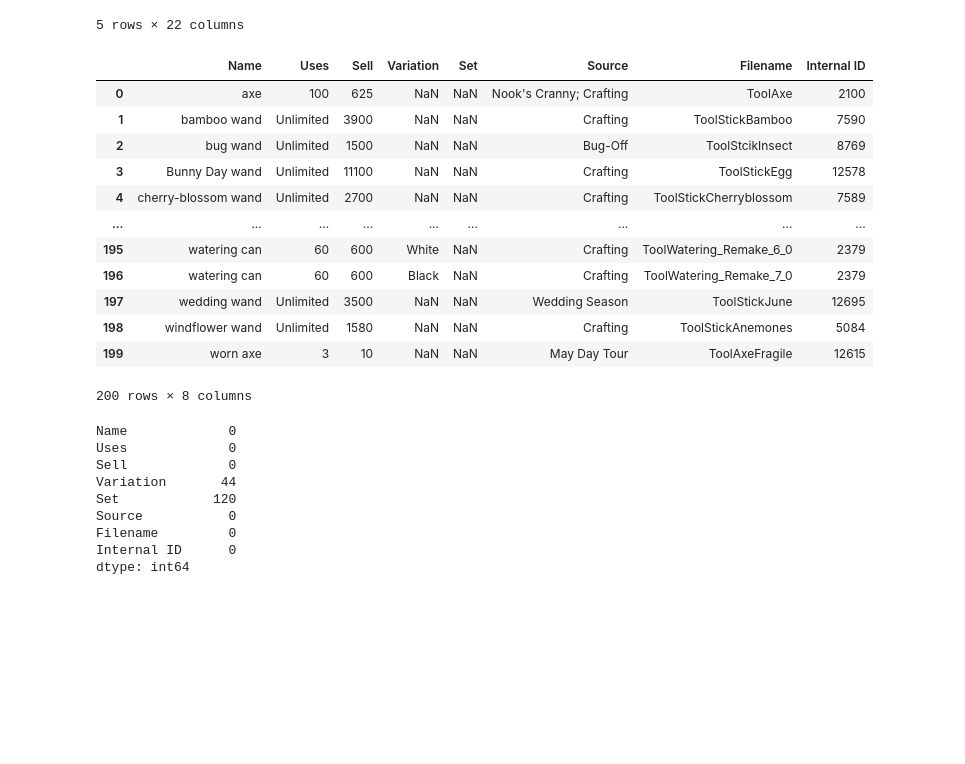
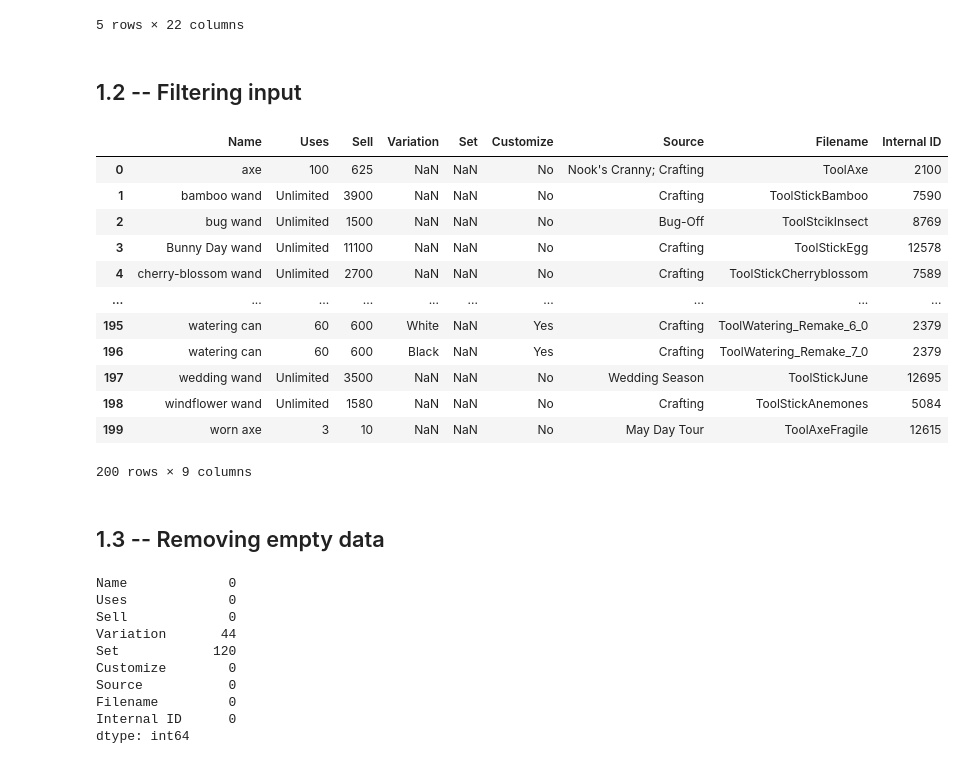
Before and after one commit to OnishchenkoDaria/data-processing-labs, a Jupyter notebook: sample.ipynb, the cells around one changed output. Cells and saved outputs as stored; diff of their text form; code cells hidden in the pictures; blank space fills up the shorter version.

```diff
--- a/sample.ipynb
+++ b/sample.ipynb
@@ -28,23 +32,27 @@ df.head(5)
 | 3 | Bunny Day wand | NaN | NaN | Yes | No | NaN | Unlimited | 1 | NFS | 11100 | ... |
 | 4 | cherry-blossom wand | NaN | NaN | Yes | No | NaN | Unlimited | 1 | NFS | 2700 | ... |
 5 rows × 22 columns
+# %% [markdown]
+## 1.2 -- Filtering input
 # %%
-df = df[['Name', 'Uses', 'Sell', 'Variation', 'Set','Source', 'Filename', 'Internal ID']]
+df = df[['Name', 'Uses', 'Sell', 'Variation', 'Set', 'Customize', 'Source', 'Filename', 'Internal ID']]
 df
 # %% [output]
-|  | Name | Uses | Sell | Variation | Set | Source | Filename | Internal ID |
-| 0 | axe | 100 | 625 | NaN | NaN | Nook's Cranny; Crafting | ToolAxe | 2100 |
-| 1 | bamboo wand | Unlimited | 3900 | NaN | NaN | Crafting | ToolStickBamboo | 7590 |
-| 2 | bug wand | Unlimited | 1500 | NaN | NaN | Bug-Off | ToolStcikInsect | 8769 |
-| 3 | Bunny Day wand | Unlimited | 11100 | NaN | NaN | Crafting | ToolStickEgg | 12578 |
-| 4 | cherry-blossom wand | Unlimited | 2700 | NaN | NaN | Crafting | ToolStickCherryblossom | 7589 |
-| ... | ... | ... | ... | ... | ... | ... | ... | ... |
-| 195 | watering can | 60 | 600 | White | NaN | Crafting | ToolWatering_Remake_6_0 | 2379 |
-| 196 | watering can | 60 | 600 | Black | NaN | Crafting | ToolWatering_Remake_7_0 | 2379 |
-| 197 | wedding wand | Unlimited | 3500 | NaN | NaN | Wedding Season | ToolStickJune | 12695 |
-| 198 | windflower wand | Unlimited | 1580 | NaN | NaN | Crafting | ToolStickAnemones | 5084 |
-| 199 | worn axe | 3 | 10 | NaN | NaN | May Day Tour | ToolAxeFragile | 12615 |
+|  | Name | Uses | Sell | Variation | Set | Customize | Source | Filename | Internal ID |
+| 0 | axe | 100 | 625 | NaN | NaN | No | Nook's Cranny; Crafting | ToolAxe | 2100 |
+| 1 | bamboo wand | Unlimited | 3900 | NaN | NaN | No | Crafting | ToolStickBamboo | 7590 |
+| 2 | bug wand | Unlimited | 1500 | NaN | NaN | No | Bug-Off | ToolStcikInsect | 8769 |
+| 3 | Bunny Day wand | Unlimited | 11100 | NaN | NaN | No | Crafting | ToolStickEgg | 12578 |
+| 4 | cherry-blossom wand | Unlimited | 2700 | NaN | NaN | No | Crafting | ToolStickCherryblossom | 7589 |
+| ... | ... | ... | ... | ... | ... | ... | ... | ... | ... |
+| 195 | watering can | 60 | 600 | White | NaN | Yes | Crafting | ToolWatering_Remake_6_0 | 2379 |
+| 196 | watering can | 60 | 600 | Black | NaN | Yes | Crafting | ToolWatering_Remake_7_0 | 2379 |
+| 197 | wedding wand | Unlimited | 3500 | NaN | NaN | No | Wedding Season | ToolStickJune | 12695 |
+| 198 | windflower wand | Unlimited | 1580 | NaN | NaN | No | Crafting | ToolStickAnemones | 5084 |
+| 199 | worn axe | 3 | 10 | NaN | NaN | No | May Day Tour | ToolAxeFragile | 12615 |
-200 rows × 8 columns
+200 rows × 9 columns
+# %% [markdown]
+## 1.3 -- Removing empty data
 # %%
 df.isna().sum()
 # %% [output]
@@ -53,6 +61,7 @@ Uses             0
 Sell             0
 Variation       44
 Set            120
+Customize        0
 Source           0
 Filename         0
 Internal ID      0
```
Also changed, not shown: parts of 10 cells of this notebook.
